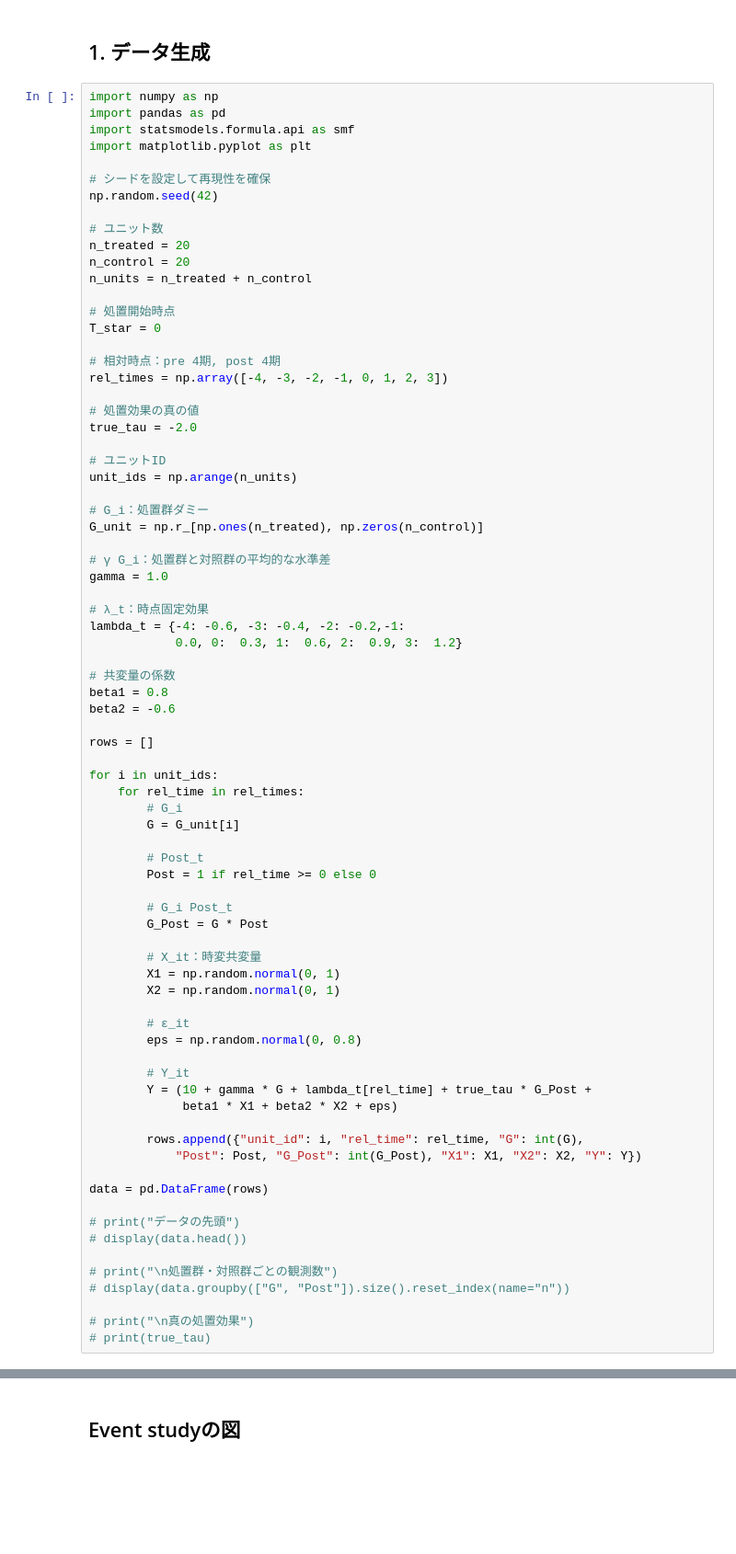
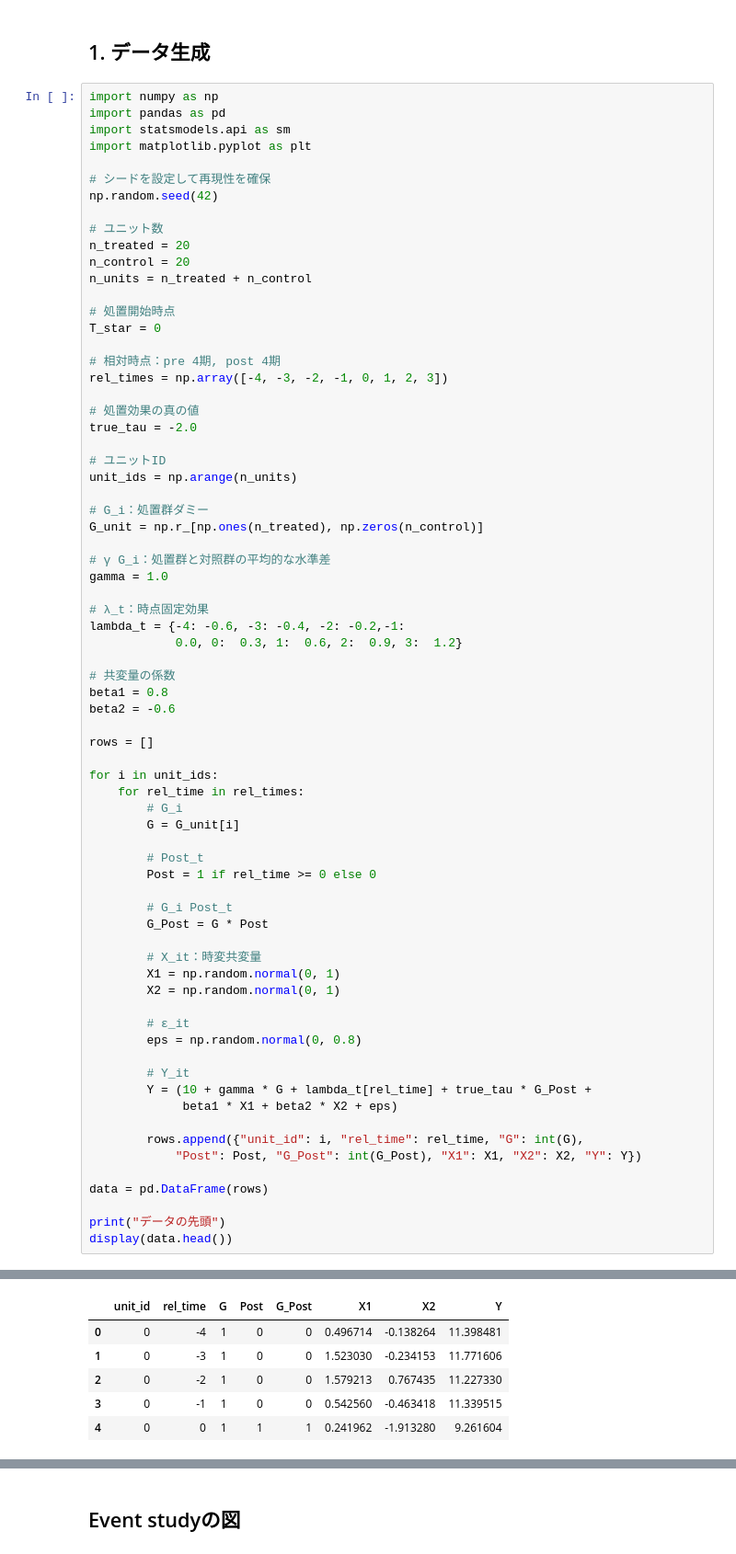
Before and after one commit to yutaota/intro_to_causal_inference, a Jupyter notebook: Ex07_DID.ipynb, the cells around one changed output, grey strips where cells are left out. Shown at 92% size. Drawn from its saved outputs; the diff is of its cells as text; blank space fills up the shorter version.

```diff
--- a/Ex07_DID.ipynb
+++ b/Ex07_DID.ipynb
@@ -29,7 +32,7 @@
 # %%
 import numpy as np
 import pandas as pd
-import statsmodels.formula.api as smf
+import statsmodels.api as sm
 import matplotlib.pyplot as plt
 
 # シードを設定して再現性を確保
@@ -95,11 +98,6 @@ for i in unit_ids:
 
 data = pd.DataFrame(rows)
 
-# print("データの先頭")
-# display(data.head())
-
-# print("\n処置群・対照群ごとの観測数")
-# display(data.groupby(["G", "Post"]).size().reset_index(name="n"))
-
-# print("\n真の処置効果")
-# print(true_tau)
+print("データの先頭")
+display(data.head())
+# %% [output]
@@ -105,0 +105,6 @@ data = pd.DataFrame(rows)
+|  | unit_id | rel_time | G | Post | G_Post | X1 | X2 | Y |
+| 0 | 0 | -4 | 1 | 0 | 0 | 0.496714 | -0.138264 | 11.398481 |
+| 1 | 0 | -3 | 1 | 0 | 0 | 1.523030 | -0.234153 | 11.771606 |
+| 2 | 0 | -2 | 1 | 0 | 0 | 1.579213 | 0.767435 | 11.227330 |
+| 3 | 0 | -1 | 1 | 0 | 0 | 0.542560 | -0.463418 | 11.339515 |
+| 4 | 0 | 0 | 1 | 1 | 1 | 0.241962 | -1.913280 | 9.261604 |
```
Also changed, not shown: parts of 10 cells of this notebook.
